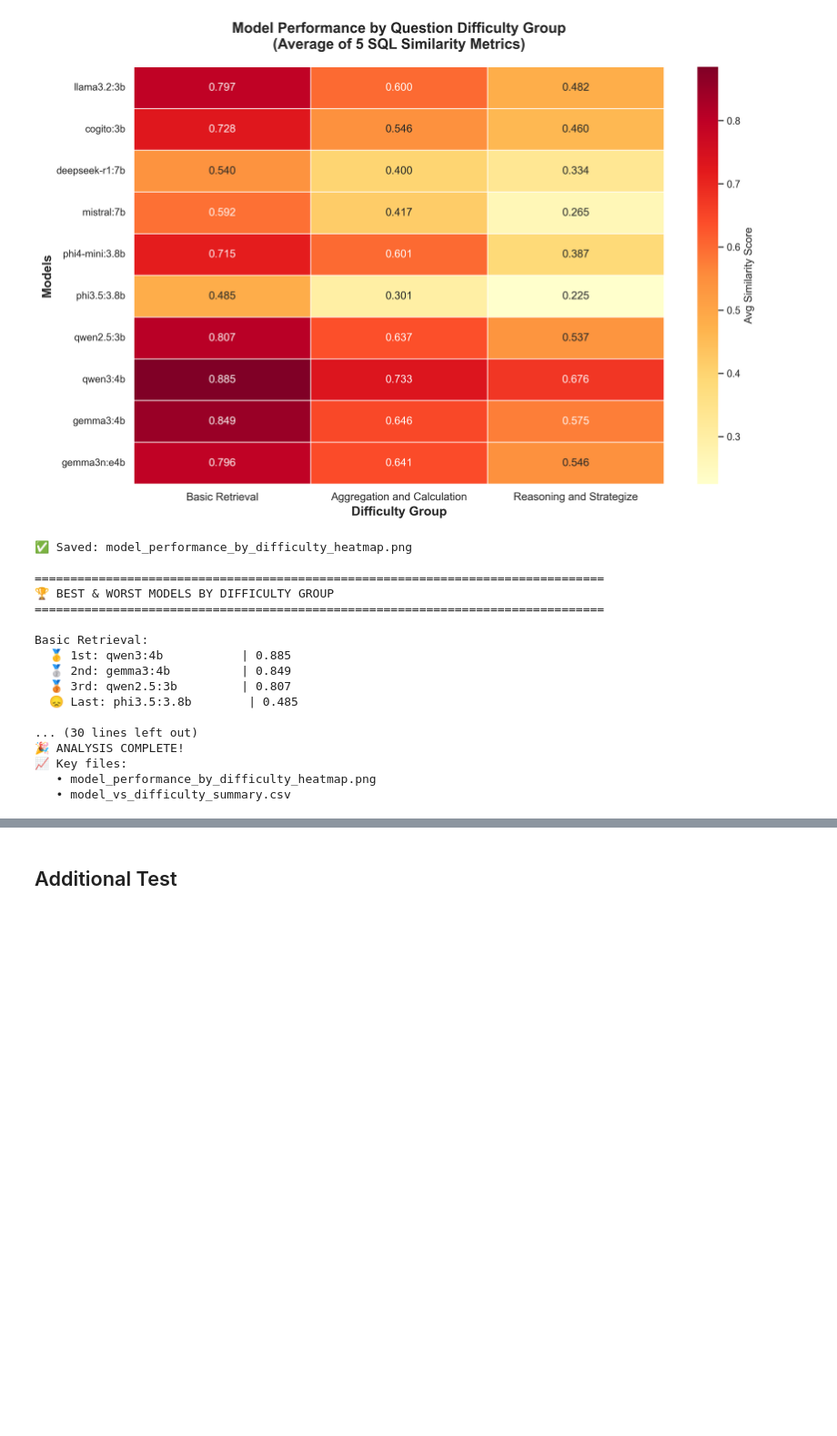
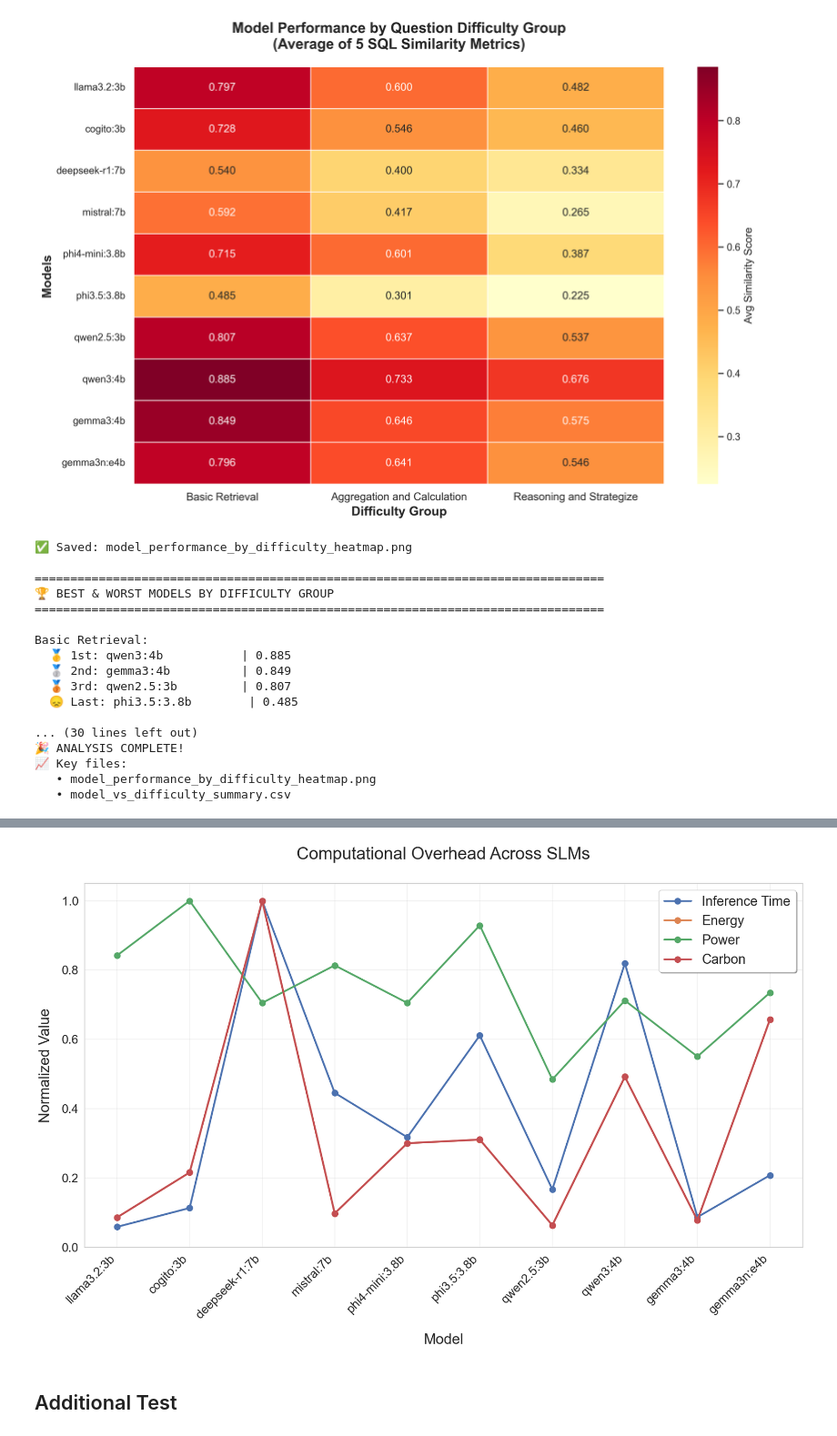
Before and after one commit to TheQuantScientist/TextToSQL, a Jupyter notebook: dataset/summary.ipynb, the cells around one changed output, grey strips where cells are left out. Shown at 91% size. Cells and saved outputs as stored; diff of their text form; code cells hidden in the pictures; blank space fills up the shorter version.

```diff
--- a/dataset/summary.ipynb
+++ b/dataset/summary.ipynb
@@ -750,3 +816,89 @@ Basic Retrieval:
+# %%
+import pandas as pd
+import matplotlib.pyplot as plt
+import seaborn as sns
+import numpy as np
+
+# Define the data from the table
+models = ['llama3.2:3b', 'cogito:3b', 'deepseek-r1:7b', 'mistral:7b',
+         'phi4-mini:3.8b', 'phi3.5:3.8b', 'qwen2.5:3b', 'qwen3:4b',
+         'gemma3:4b', 'gemma3n:e4b']
+
+data_values = {
+    'inference_time': [13.75, 26.34, 231.30, 103.13, 73.54, 141.46, 38.76, 189.60, 20.25, 48.18],
+    'energy': [116.41, 290.02, 1341.53, 131.88, 403.54, 417.27, 85.98, 660.58, 105.20, 882.57],
+    'power': [8.55, 10.15, 7.16, 8.26, 7.16, 9.43, 4.92, 7.23, 5.59, 7.46],
+    'carbon': [12.94, 32.27, 149.12, 14.65, 44.83, 46.41, 9.55, 73.43, 11.68, 98.05]
+}
+
+# Create a long-format DataFrame
+data = []
+for metric_name, values in data_values.items():
+    for model, value in zip(models, values):
+        data.append({
+            'model': model,
+            'metric': metric_name.replace('_', ' ').title(),
+            'value': value
+        })
+
+df = pd.DataFrame(data)
+df['model'] = pd.Categorical(df['model'], categories=models, ordered=True)
+
+# Set plotting style
+sns.set_theme(style="whitegrid")
+
+# Increased font size configuration
+TITLE_SIZE = 28
+LABEL_SIZE = 24
+TICK_SIZE = 20
+LEGEND_SIZE = 22
+
+# Explicitly set font sizes for all text elements
+plt.rcParams.update({
+    'font.size': 20,           # Default font size for all text
+    'axes.titlesize': TITLE_SIZE,
+    'axes.labelsize': LABEL_SIZE,
+    'xtick.labelsize': TICK_SIZE,
+    'ytick.labelsize': TICK_SIZE,
+    'legend.fontsize': LEGEND_SIZE
+})
+
+# Create the plot with larger figure size
+plt.figure(figsize=(18, 12))
+
+# Plot normalized lines for each metric
+for metric in df['metric'].unique():
+    metric_data = df[df['metric'] == metric]
+    # Normalize by maximum value for each metric
+    max_value = metric_data['value'].max()
+    normalized_values = metric_data['value'] / max_value
+    plt.plot(metric_data['model'], normalized_values,
+             marker='o', linewidth=3, markersize=10, label=metric)
+
+# Customize the plot
+plt.title('Computational Overhead Across SLMs', fontsize=TITLE_SIZE, pad=40)
+plt.xlabel('Model', fontsize=LABEL_SIZE, labelpad=20)
+plt.ylabel('Normalized Value', fontsize=LABEL_SIZE, labelpad=15)
+
+# Rotate x-axis labels for better readability
+plt.xticks(rotation=45, ha='right')
+
+# Customize legend with larger size and better positioning
+plt.legend(loc='upper right', frameon=True, fancybox=True, shadow=True)
+
+# Add grid for better readability
+plt.grid(True, alpha=0.3, linewidth=1.2)
+
+# Set y-axis limits to show all data clearly
+plt.ylim(0, 1.05)
+
+plt.tight_layout()
+
+# Save the plot with high resolution
+plt.savefig('computational_overhead_across_slms.png', dpi=300, bbox_inches='tight')
+plt.show()
+# %% [output]
+[figure, added]
 # %% [markdown]
 ## Additional Test
 # %%
```
Also changed, not shown: parts of 2 cells of this notebook.
